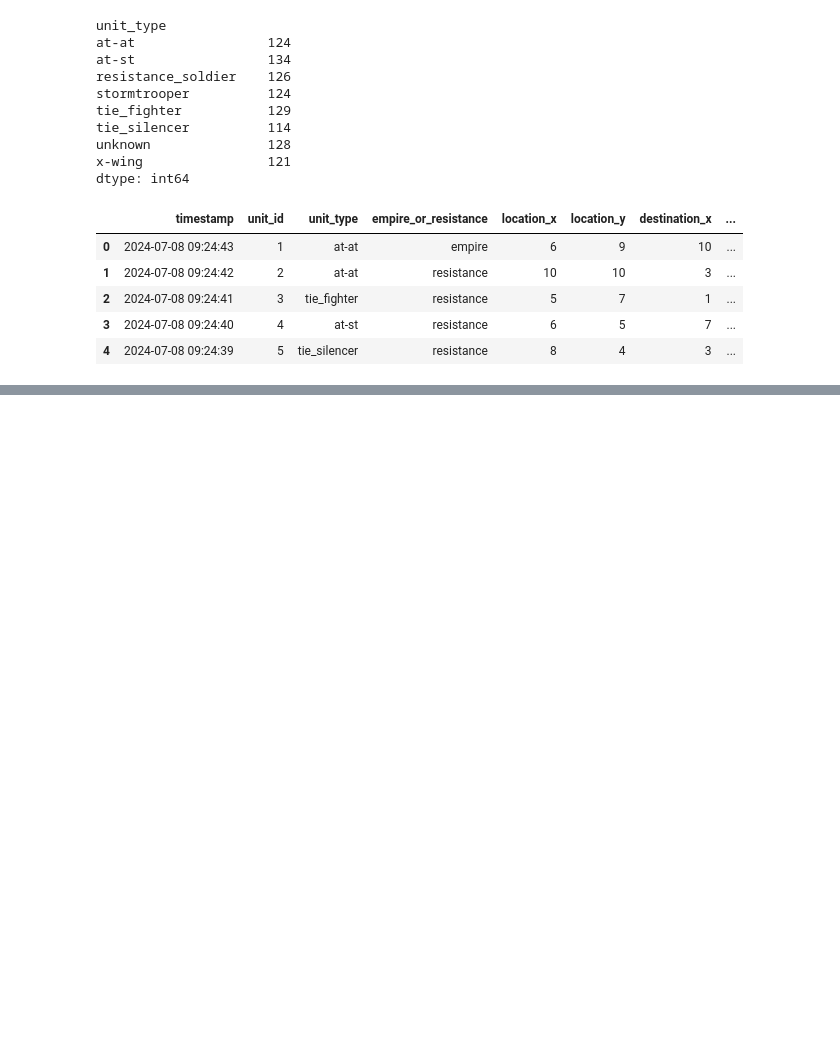
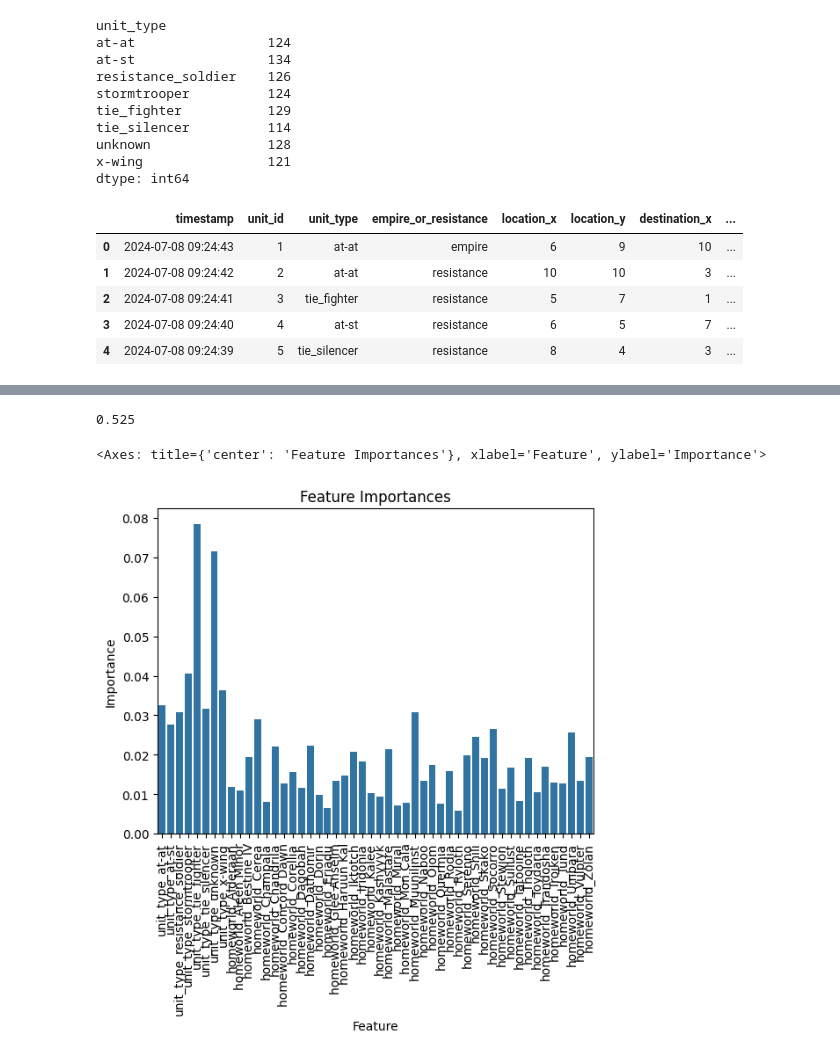
Before and after one commit to Tusk98/EDP-project-3, a Jupyter notebook: proj3.ipynb, the cells around one changed output, grey strips where cells are left out. Saved outputs shown, nothing was run; the diff lists cells and outputs as text; code cells hidden in the pictures; blank space fills up the shorter version.

```diff
--- a/proj3.ipynb
+++ b/proj3.ipynb
@@ -73,0 +91,39 @@ df.head()
+# %%
+''' Predict empire/resistance based on homeworld and unit_type '''
+# One-hot encoding using pd.get_dummies
+df_encoded = pd.get_dummies(df, columns=['unit_type', 'homeworld'], dtype=int)
+X = df_encoded.copy()
+X = X.drop(columns=['timestamp', 'unit_id', 'empire_or_resistance', 'location_x','location_y', 'destination_x', 'destination_y', 'is_resistance']) # Drop the unneccessary original columns
+#print(X.head())
+y = df['empire_or_resistance']
+#print(y.head())
+# %%
+from sklearn.tree import DecisionTreeClassifier
+from sklearn.model_selection import train_test_split
+from sklearn.metrics import accuracy_score
+
+X_train, X_test, y_train, y_test = train_test_split(X, y, test_size = 0.2)
+
+clf = DecisionTreeClassifier()
+clf.fit(X_train, y_train)
+
+y_pred = clf.predict(X_test)
+
+# Evaluate the model
+accuracy = accuracy_score(y_test, y_pred)
+print(accuracy)
+# This model isn't good lol
+# But you should be getting a different accuracy score every time you run because of train_test_split
+# %% [output]
+0.525
+# %%
+importances = clf.feature_importances_
+feature_importances = pd.DataFrame({'Feature':X.columns, 'Importance': importances})
+#feature_importances
+
+plt.xticks(rotation=90)
+plt.title("Feature Importances")
+sns.barplot(feature_importances, x="Feature", y="Importance")
+# %% [output]
+<Axes: title={'center': 'Feature Importances'}, xlabel='Feature', ylabel='Importance'>
+[figure, added]
```
Also changed, not shown: parts of 3 cells of this notebook.
